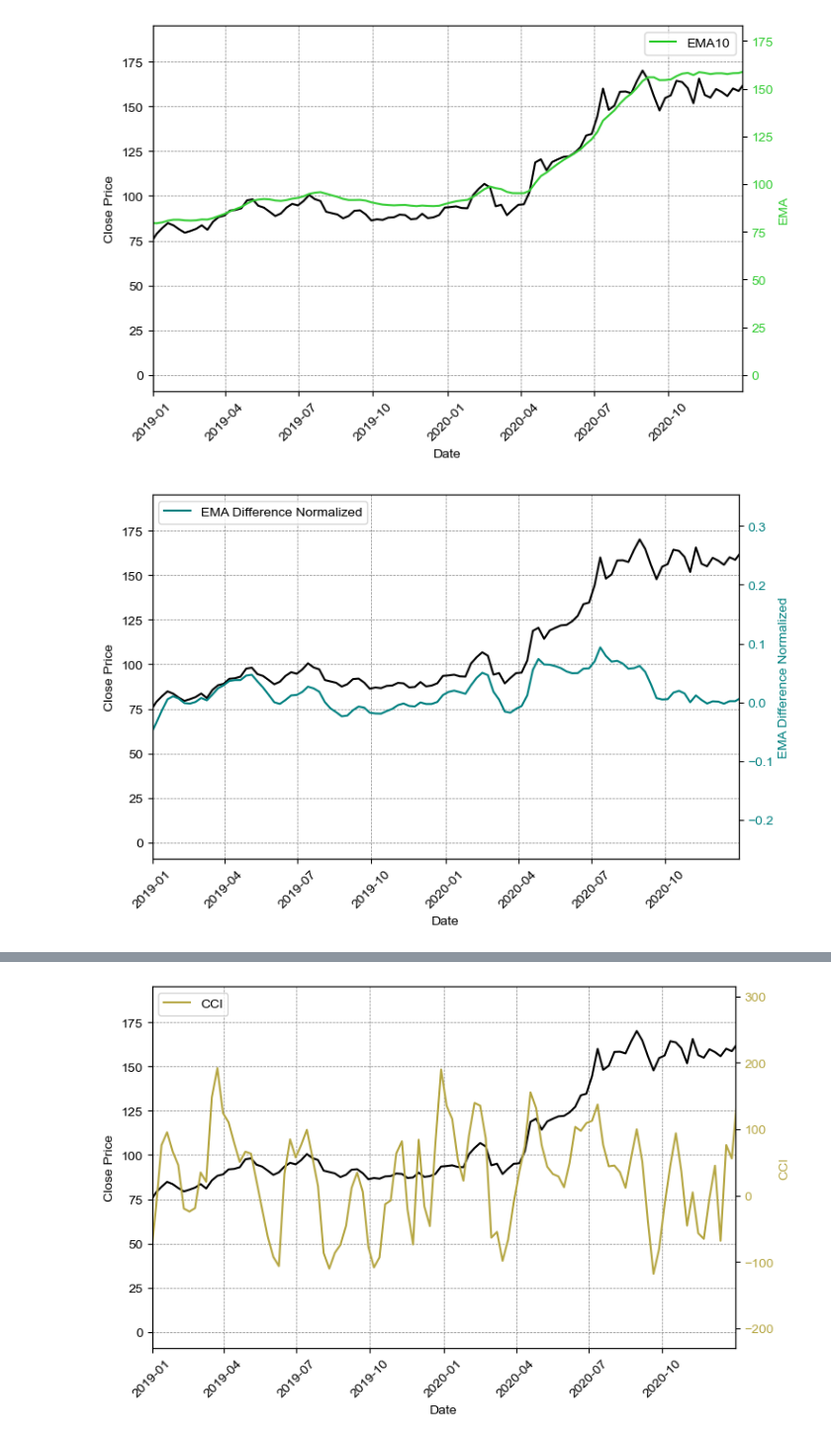
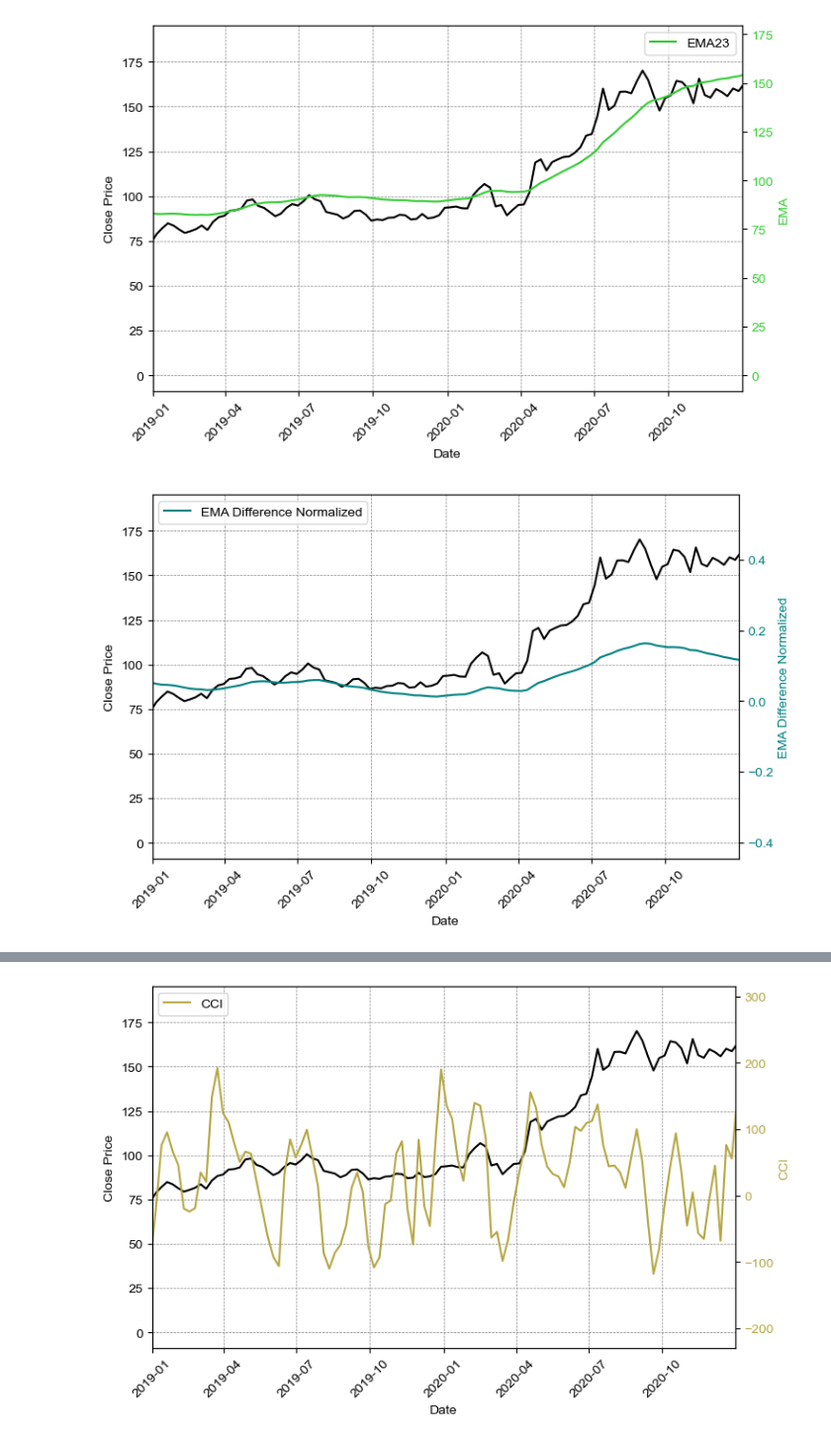
Before and after one commit to elenatomasella/ML, a Jupyter notebook: anfis_amzn.ipynb, the cells around one changed output, grey strips where cells are left out. Shown at 99% size. Drawn from its saved outputs; the diff is of its cells as text; code cells hidden in the pictures.

```diff
--- a/anfis_amzn.ipynb
+++ b/anfis_amzn.ipynb
@@ -77,4 +121,10 @@ for df in dfs:
     # Verify dates are sorted
     df.sort_values('Date', inplace=True)
 
-    calculate_indicators(df, rsi_period=4, cci_period=6, ema_short_period=4, ema_long_period=10, cpc_window=4)
+    calculate_indicators(df, rsi_period=40, cci_period=6, ema_short_period=23, ema_long_period=53, cpc_window=45)
+
+# Drop rows with na, depending on parameters chosen for indicators
+amzn.dropna(inplace=True)
+amzn.reset_index(inplace=True, drop=True)
+
+amzn.columns
@@ -101,4 +134,0 @@ amzn.head(41)
-# %%
-# Drop rows with na, depending on parameters chosen for indicators
-amzn.dropna(inplace=True)
-amzn.reset_index(inplace=True)
@@ -124,7 +276,7 @@ ax.grid(True, linestyle='--', linewidth=0.5, color='gray')
 
 ax.set_xlim([pd.to_datetime('2019-01-01'), pd.to_datetime('2020-12-31')])
 ax2 = ax.twinx()
-ax2.plot(amzn['Date'], amzn['EMA10'], color='#33CC33', label='EMA10')
+ax2.plot(amzn['Date'], amzn['EMA23'], color='#33CC33', label='EMA23')
 ax2.set_ylabel('EMA', color='#33CC33')
 ax2.tick_params(axis='y', labelcolor='#33CC33')
 ax2.legend(loc='upper right')
@@ -134,34 +286,34 @@ ax.xaxis.set_tick_params(rotation=45)
 plt.savefig('EMA.png', transparent=True)
 plt.show()
 # %% [output]
-[figure, old version]
+[figure, new version]
 # %%
 plt.style.use('default')
 
 plt.rcParams['font.sans-serif'] = 'Arial'
 
 fig, ax = plt.subplots(figsize=(8, 5))
 ax.plot(amzn['Date'], amzn['Close'], color='Black', label='Close')
 ax.set_xlabel('Date')
 ax.set_ylabel('Close Price', color='Black')
 
 ax.grid(True, linestyle='--', linewidth=0.5, color='gray')
 
 #ax.legend()
 
 ax.set_xlim([pd.to_datetime('2019-01-01'), pd.to_datetime('2020-12-31')])
 ax2 = ax.twinx()
-ax2.plot(amzn['Date'], amzn['EMA4_EMA10_Difference_Normalized'], color='#008080', label='EMA Difference Normalized')
+ax2.plot(amzn['Date'], amzn['EMA23_EMA53_Difference_Normalized'], color='#008080', label='EMA Difference Normalized')
 ax2.set_ylabel('EMA Difference Normalized', color='#008080')
 ax2.tick_params(axis='y', labelcolor='#008080')
 ax2.legend(loc='upper left')
 
 ax.xaxis.set_tick_params(rotation=45)
 
 plt.savefig('EMADN.png', transparent=True)
 plt.show()
 # %% [output]
-[figure, old version]
+[figure, new version]
 # %%
 plt.rcParams['font.sans-serif'] = 'Arial'
 
```
Also changed, not shown: parts of 41 cells of this notebook.
